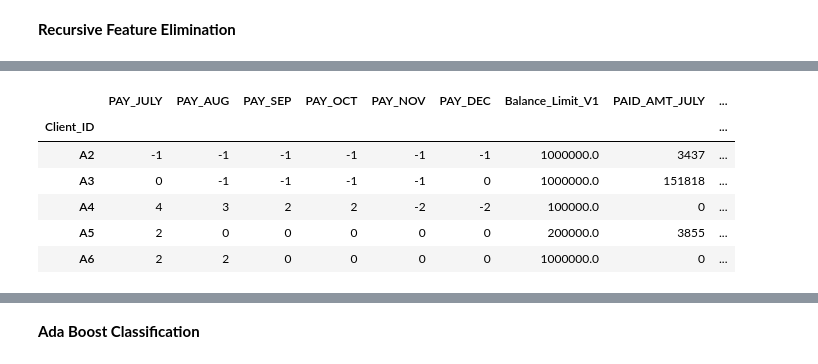
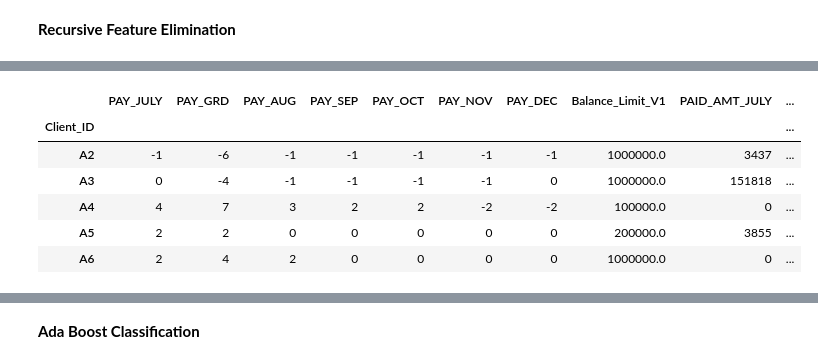
Before and after one commit to Prabha11/pre-datastorm-v1-0, a Jupyter notebook: pre_data_storm_feature_selection.ipynb, the cells around one changed output, grey strips where cells are left out. Drawn from its saved outputs; the diff is of its cells as text; code cells hidden in the pictures.

```diff
--- a/pre_data_storm_feature_selection.ipynb
+++ b/pre_data_storm_feature_selection.ipynb
@@ -14,7 +10,7 @@ import numpy as np
 import pandas as pd
 # %%
 #read train data set
-df = pd.read_csv("drive/My Drive/FYP/dataset/credit_card_default_train.csv", index_col=0)
+df = pd.read_csv("drive/My Drive/FYP/dataset/credit_card_data_pre.csv", index_col=0)
 df.head()
 # %% [output]
 |  | Balance_Limit_V1 | Gender | EDUCATION_STATUS | MARITAL_STATUS | AGE | PAY_JULY | PAY_AUG | PAY_SEP | ... |
@@ -181,16 +175,16 @@ Fitting estimator with 23 features.
 # %%
-selectedFeatures = featureScores.nlargest(24,'Score')
+selectedFeatures = featureScores.nlargest(27,'Score')
 df_24F = df[selectedFeatures['Feature'].values]
 # df_24F['NEXT_MONTH_DEFAULT'] = y
 df_24F.head()
 # %% [output]
-|  | PAY_JULY | PAY_AUG | PAY_SEP | PAY_OCT | PAY_NOV | PAY_DEC | Balance_Limit_V1 | PAID_AMT_JULY | ... |
-| Client_ID |  |  |  |  |  |  |  |  | ... |
-| A2 | -1 | -1 | -1 | -1 | -1 | -1 | 1000000.0 | 3437 | ... |
-| A3 | 0 | -1 | -1 | -1 | -1 | 0 | 1000000.0 | 151818 | ... |
-| A4 | 4 | 3 | 2 | 2 | -2 | -2 | 100000.0 | 0 | ... |
-| A5 | 2 | 0 | 0 | 0 | 0 | 0 | 200000.0 | 3855 | ... |
-| A6 | 2 | 2 | 0 | 0 | 0 | 0 | 1000000.0 | 0 | ... |
+|  | PAY_JULY | PAY_GRD | PAY_AUG | PAY_SEP | PAY_OCT | PAY_NOV | PAY_DEC | Balance_Limit_V1 | PAID_AMT_JULY | ... |
+| Client_ID |  |  |  |  |  |  |  |  |  | ... |
+| A2 | -1 | -6 | -1 | -1 | -1 | -1 | -1 | 1000000.0 | 3437 | ... |
+| A3 | 0 | -4 | -1 | -1 | -1 | -1 | 0 | 1000000.0 | 151818 | ... |
+| A4 | 4 | 7 | 3 | 2 | 2 | -2 | -2 | 100000.0 | 0 | ... |
+| A5 | 2 | 2 | 0 | 0 | 0 | 0 | 0 | 200000.0 | 3855 | ... |
+| A6 | 2 | 4 | 2 | 0 | 0 | 0 | 0 | 1000000.0 | 0 | ... |
 # %%
 def randomForest(dataFrame, target):
 
```
Also changed, not shown: parts of 23 cells of this notebook.
